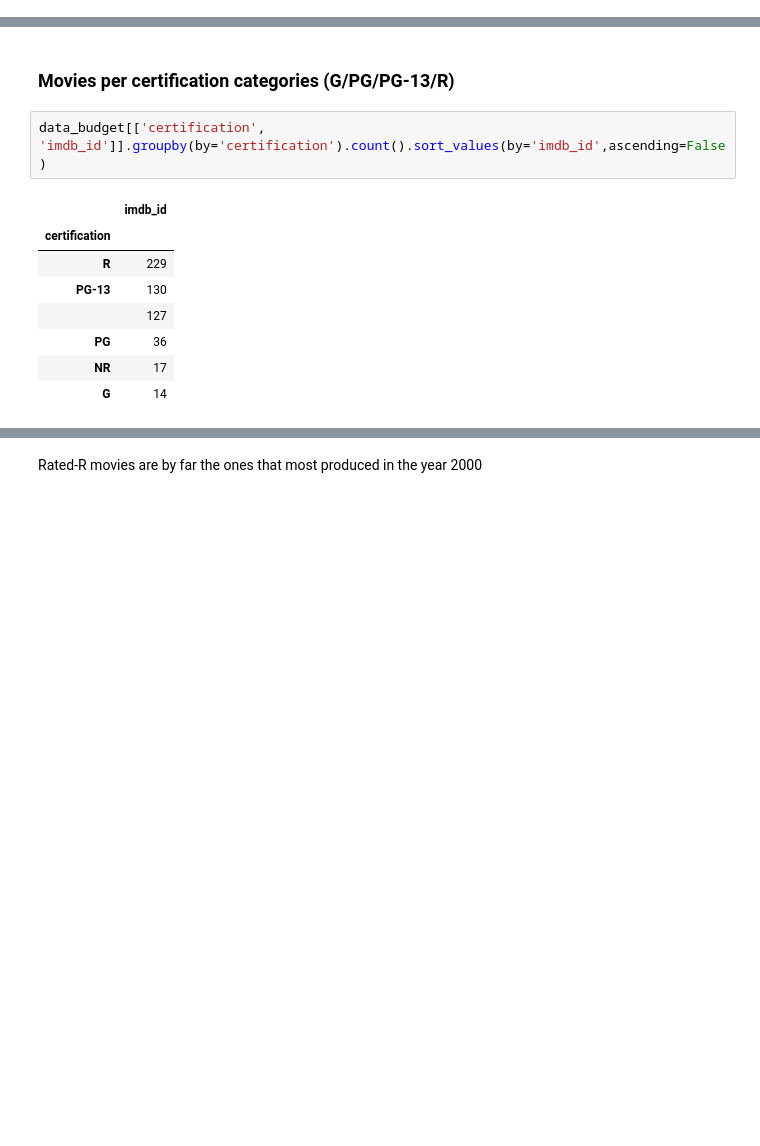
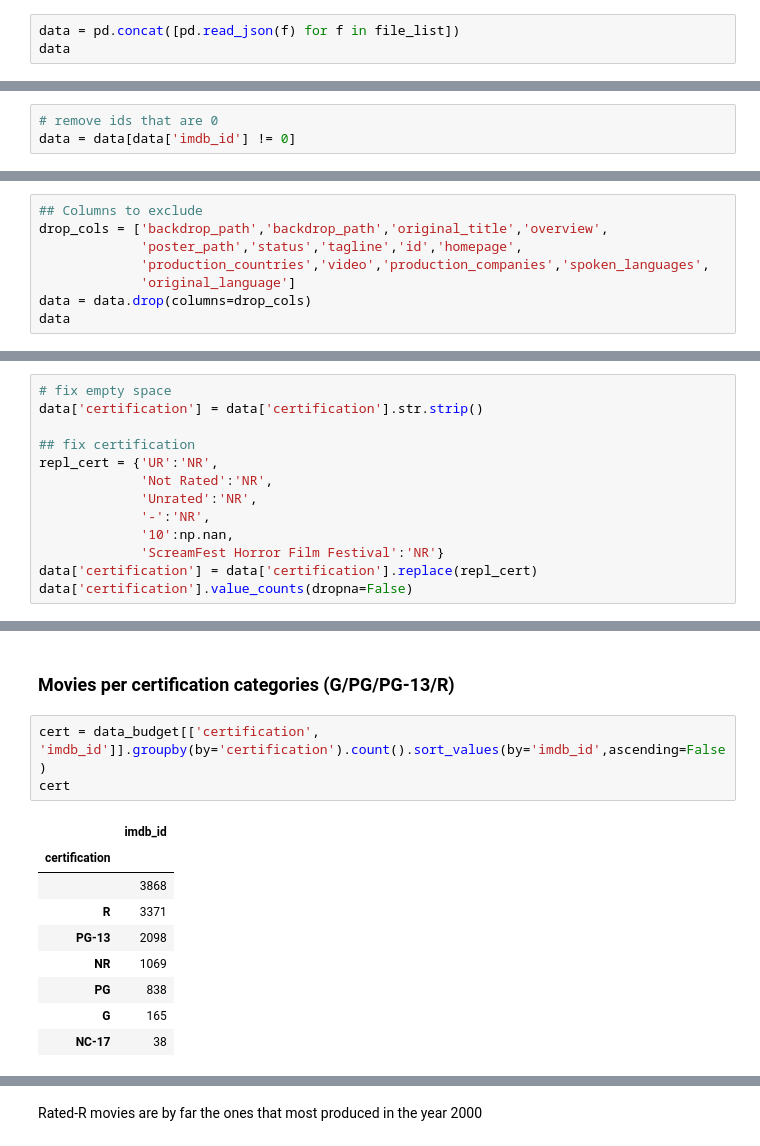
Before and after one commit to diazid/Movies-Database, a Jupyter notebook: Movies Database_3_EDA.ipynb, the cells around one changed output, grey strips where cells are left out. Saved outputs shown, nothing was run; the diff lists cells and outputs as text; blank space fills up the shorter version.

```diff
--- a/Movies Database_3_EDA.ipynb
+++ b/Movies Database_3_EDA.ipynb
@@ -81,0 +97,3 @@ display(data.head())
+# %%
+data = pd.concat([pd.read_json(f) for f in file_list])
+data
@@ -82,3 +114,6 @@ display(data.head())
+# %%
+# remove ids that are 0
+data = data[data['imdb_id'] != 0]
 # %%
 print(f'Number of instances: {len(data)}')
 # %% [output]
@@ -91,0 +131,8 @@ data.to_csv(f'{FOLDER}tmdb_results_combined.csv.gz', compression='gzip', index=F
+# %%
+## Columns to exclude
+drop_cols = ['backdrop_path','backdrop_path','original_title','overview',
+             'poster_path','status','tagline','id','homepage',
+             'production_countries','video','production_companies','spoken_languages',
+             'original_language']
+data = data.drop(columns=drop_cols)
+data
@@ -91,0 +162,13 @@ data.to_csv(f'{FOLDER}tmdb_results_combined.csv.gz', compression='gzip', index=F
+# %%
+# fix empty space
+data['certification'] = data['certification'].str.strip()
+
+## fix certification
+repl_cert = {'UR':'NR',
+             'Not Rated':'NR',
+             'Unrated':'NR',
+             '-':'NR',
+             '10':np.nan,
+             'ScreamFest Horror Film Festival':'NR'}
+data['certification'] = data['certification'].replace(repl_cert)
+data['certification'].value_counts(dropna=False)
@@ -104,13 +197,15 @@ data_budget = data[filter].copy()
 # %% [markdown]
 ### Movies per certification categories (G/PG/PG-13/R)
 # %%
-data_budget[['certification', 'imdb_id']].groupby(by='certification').count().sort_values(by='imdb_id',ascending=False)
+cert = data_budget[['certification', 'imdb_id']].groupby(by='certification').count().sort_values(by='imdb_id',ascending=False)
+cert
 # %% [output]
 |  | imdb_id |
 | certification |  |
-| R | 229 |
-| PG-13 | 130 |
-|  | 127 |
-| PG | 36 |
-| NR | 17 |
-| G | 14 |
+|  | 3868 |
+| R | 3371 |
+| PG-13 | 2098 |
+| NR | 1069 |
+| PG | 838 |
+| G | 165 |
+| NC-17 | 38 |
```
Also changed, not shown: parts of 24 cells of this notebook, 4 other files.
